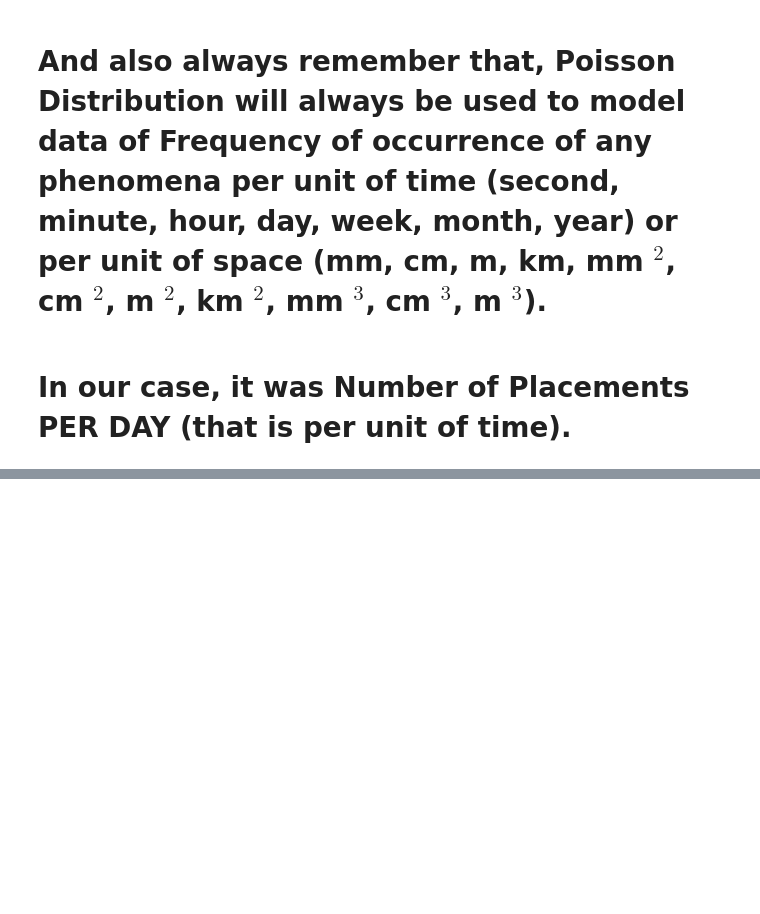
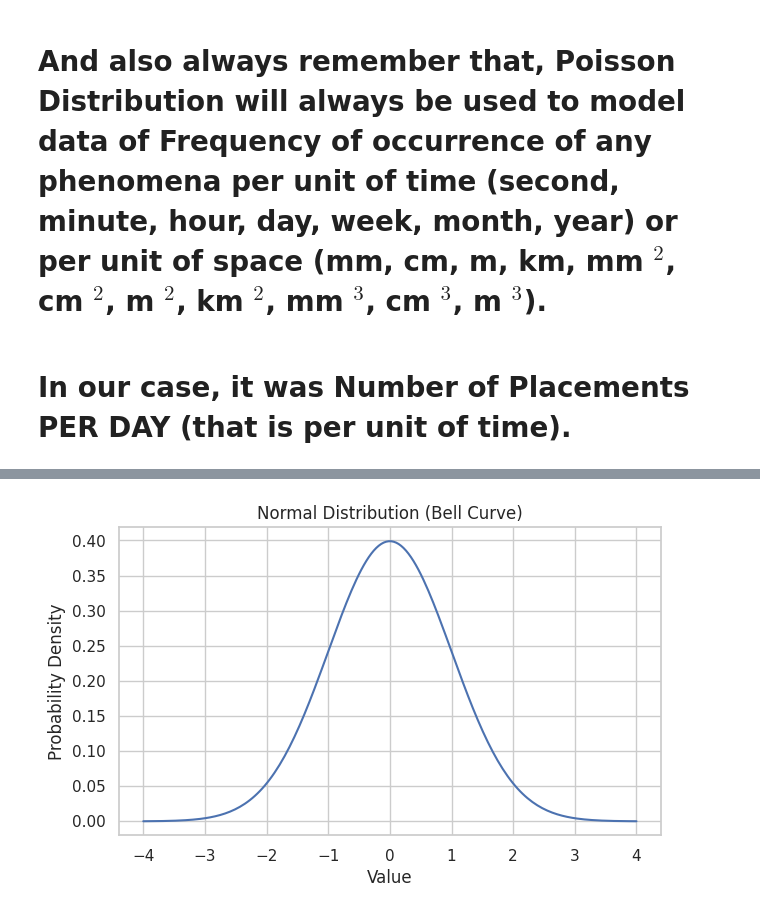
Before and after one commit to aimlrl/BADECE3111-Unit-1-Rest-Distributions, a Jupyter notebook: src.ipynb, the cells around one changed output, grey strips where cells are left out. Cells and saved outputs as stored; diff of their text form; code cells hidden in the pictures; blank space fills up the shorter version.

```diff
--- a/src.ipynb
+++ b/src.ipynb
@@ -299,0 +308,14 @@ plt.show()
+# %%
+mu, sigma = 0, 1
+x_vals = np.linspace(-4, 4, 200)
+y_vals = s.norm.pdf(x_vals, mu, sigma)
+
+plt.figure(figsize=(7, 4))
+plt.plot(x_vals, y_vals)
+plt.title("Normal Distribution (Bell Curve)")
+plt.xlabel("Value")
+plt.ylabel("Probability Density")
+plt.grid(True)
+plt.show()
+# %% [output]
+[figure, added]
```
Also changed, not shown: parts of 106 cells of this notebook.
